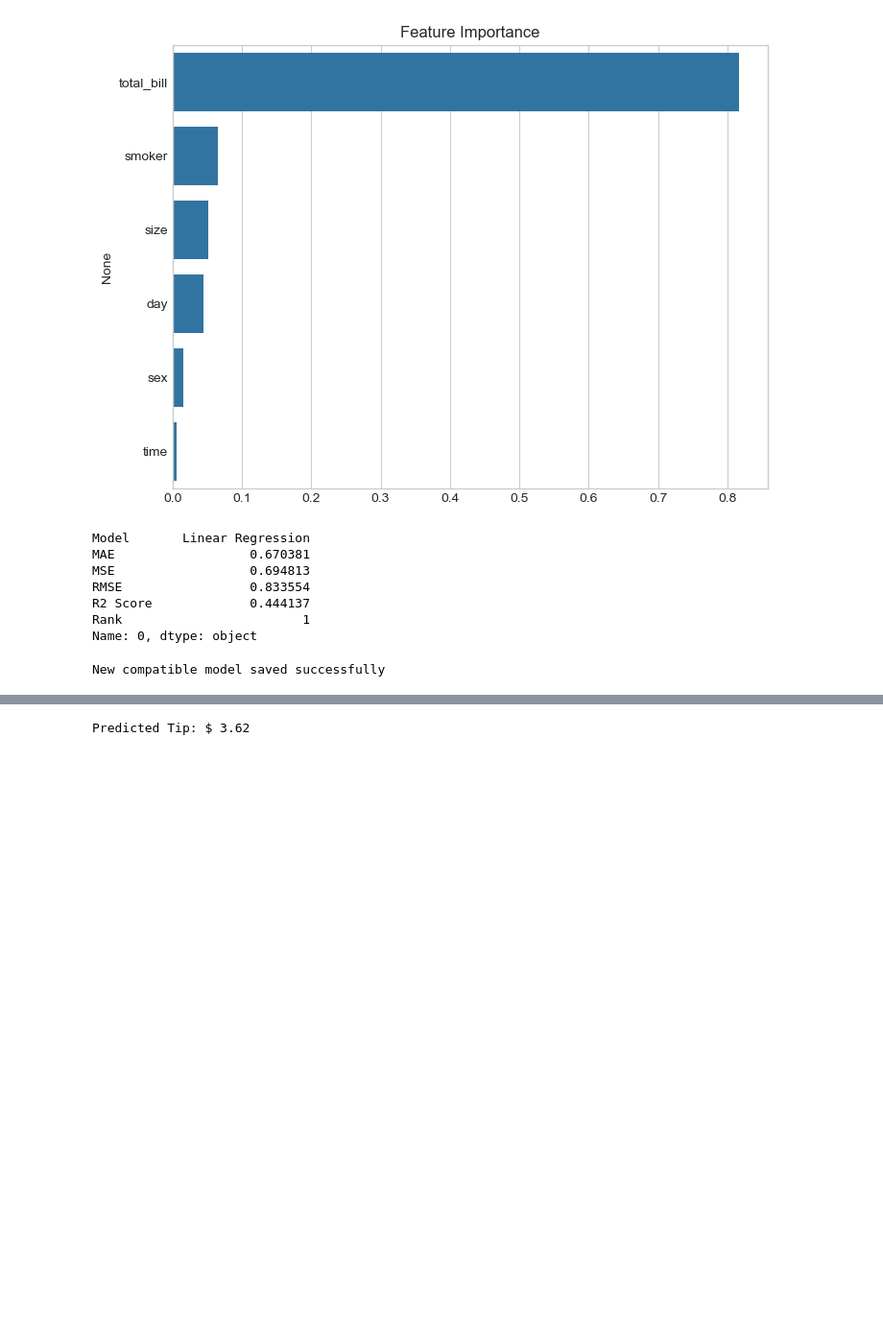
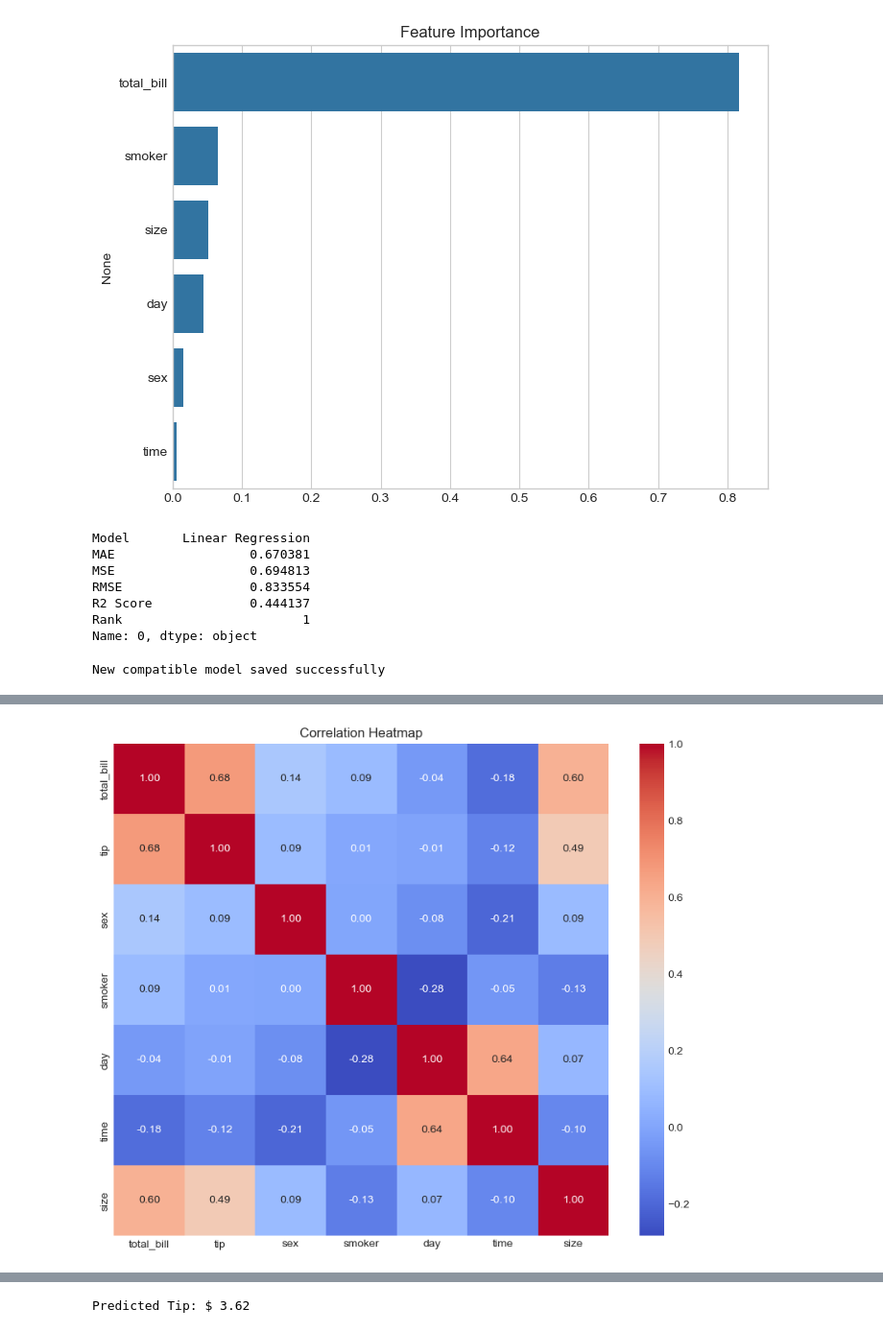
Before and after one commit to nikhillanje/Waiter-Tip-Prediction-with-ML, a Jupyter notebook: Waiter Tips Prediction with Machine Learning.ipynb, the cells around one changed output, grey strips where cells are left out. Shown at 96% size. Drawn from its saved outputs; the diff is of its cells as text; code cells hidden in the pictures; blank space fills up the shorter version.

```diff
--- a/Waiter Tips Prediction with Machine Learning.ipynb
+++ b/Waiter Tips Prediction with Machine Learning.ipynb
@@ -483,0 +517,39 @@ New compatible model saved successfully
+# %%
+# =====================================
+# Correlation Heatmap
+# =====================================
+
+import matplotlib.pyplot as plt
+import seaborn as sns
+import os
+
+# Create plots folder
+os.makedirs("outputs/plots", exist_ok=True)
+
+# Select numerical columns
+
+numeric_df = df.select_dtypes(include=['int64', 'float64'])
+
+# Plot heatmap
+
+plt.figure(figsize=(10, 8))
+
+sns.heatmap(
+    numeric_df.corr(),
+    annot=True,
+    cmap='coolwarm',
+    fmt='.2f'
+)
+
+plt.title("Correlation Heatmap")
+
+# Save plot
+
+plt.savefig(
+    "outputs/plots/correlation_heatmap.png",
+    bbox_inches='tight'
+)
+
+plt.show()
+# %% [output]
+[figure, added]
```
Also changed, not shown: parts of 6 cells of this notebook, 10 other files.
